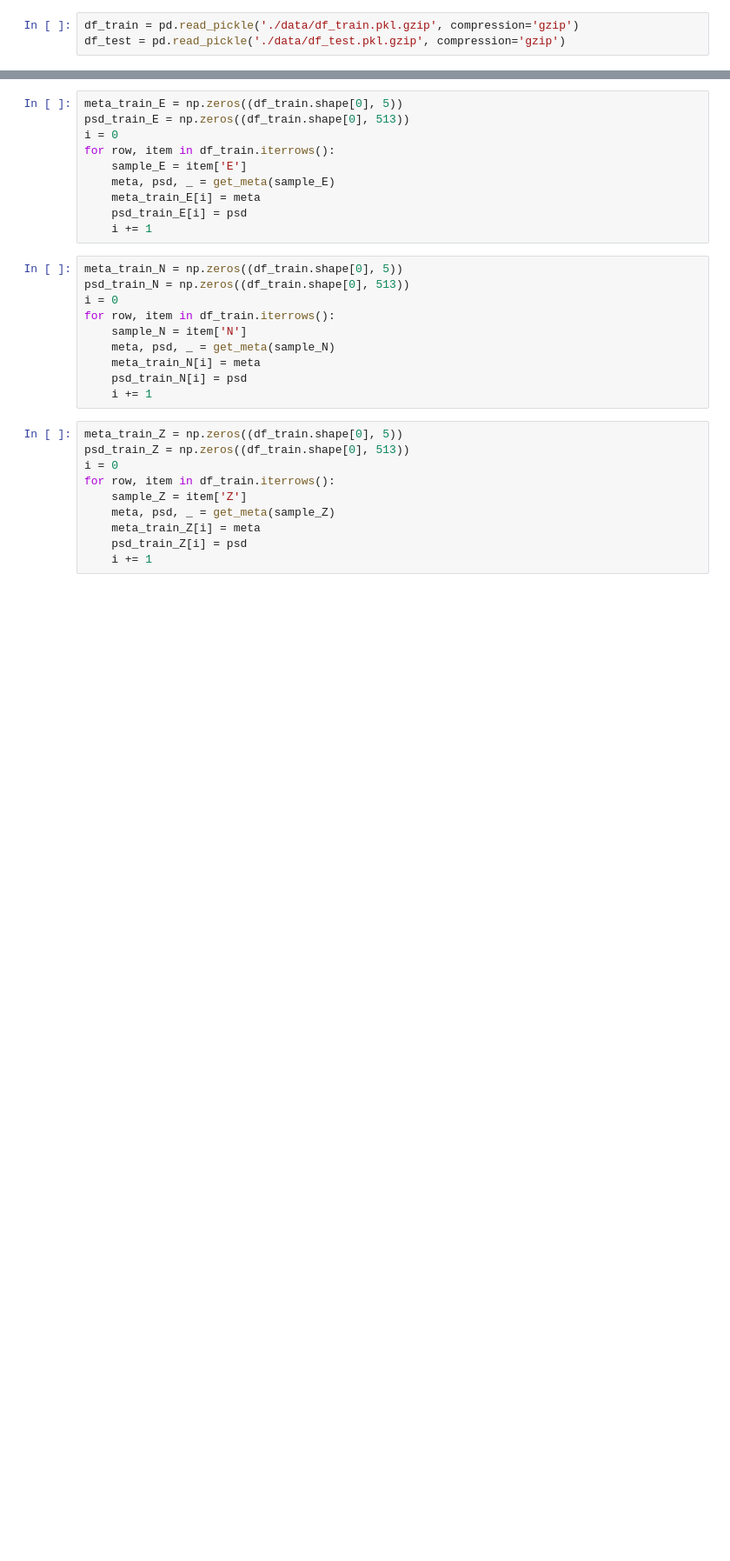
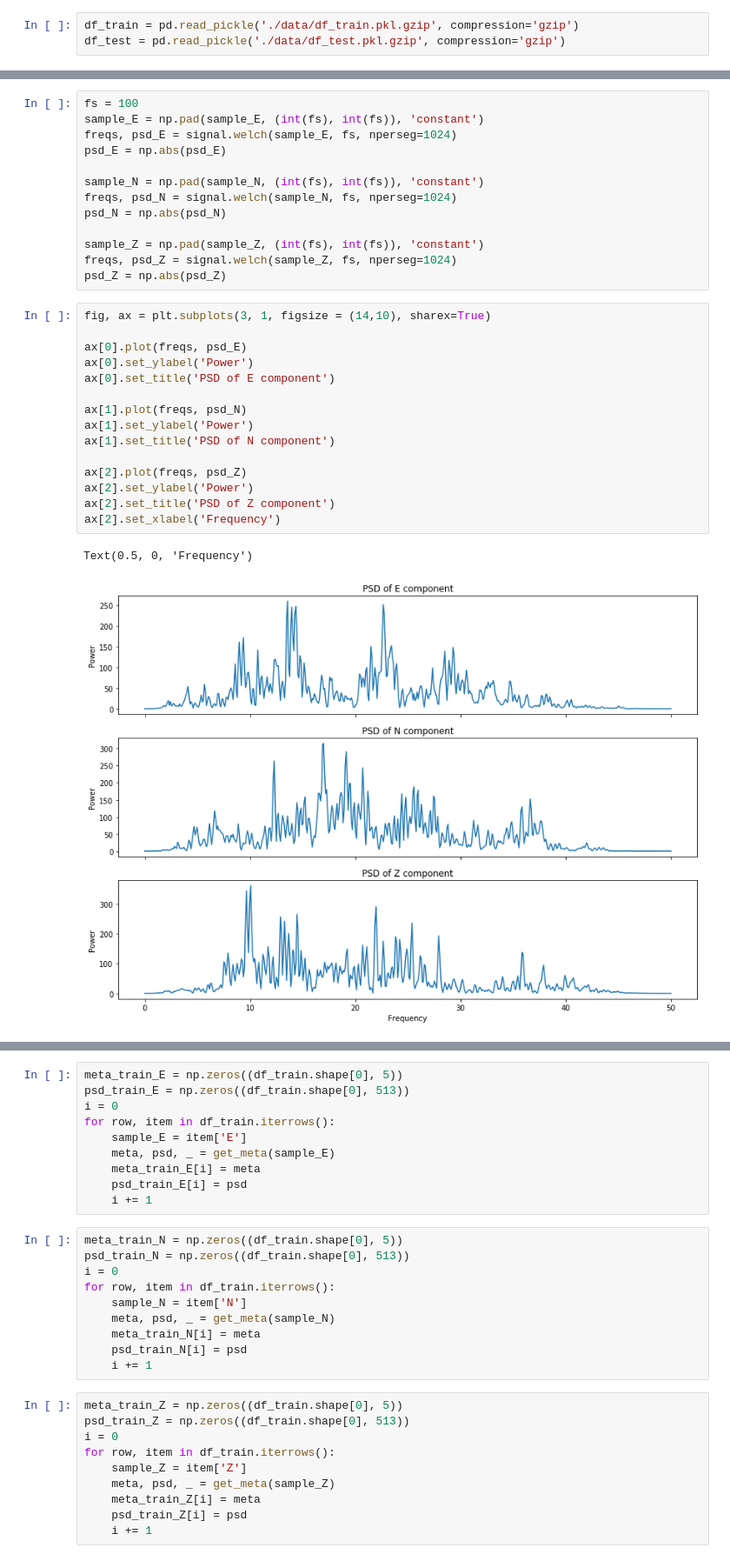
Before and after one commit to zerafachris/g2net_2nd_training_school_malta_mar_2020, a Jupyter notebook: HACK_leader_board/HACK_2_Random_Forrest_new_meta.ipynb, the cells around one changed output, grey strips where cells are left out. Shown: that part at 87% size. Drawn from its saved outputs; the diff is of its cells as text; blank space fills up the shorter version.

```diff
--- a/HACK_leader_board/HACK_2_Random_Forrest_new_meta.ipynb
+++ b/HACK_leader_board/HACK_2_Random_Forrest_new_meta.ipynb
@@ -76,0 +58,31 @@ columns = ['receiver_latitude', 'receiver_longitude',
+# %%
+fs = 100
+sample_E = np.pad(sample_E, (int(fs), int(fs)), 'constant')
+freqs, psd_E = signal.welch(sample_E, fs, nperseg=1024)
+psd_E = np.abs(psd_E)
+
+sample_N = np.pad(sample_N, (int(fs), int(fs)), 'constant')
+freqs, psd_N = signal.welch(sample_N, fs, nperseg=1024)
+psd_N = np.abs(psd_N)
+
+sample_Z = np.pad(sample_Z, (int(fs), int(fs)), 'constant')
+freqs, psd_Z = signal.welch(sample_Z, fs, nperseg=1024)
+psd_Z = np.abs(psd_Z)
+# %%
+fig, ax = plt.subplots(3, 1, figsize = (14,10), sharex=True)
+
+ax[0].plot(freqs, psd_E)
+ax[0].set_ylabel('Power')
+ax[0].set_title('PSD of E component')
+
+ax[1].plot(freqs, psd_N)
+ax[1].set_ylabel('Power')
+ax[1].set_title('PSD of N component')
+
+ax[2].plot(freqs, psd_Z)
+ax[2].set_ylabel('Power')
+ax[2].set_title('PSD of Z component')
+ax[2].set_xlabel('Frequency')
+# %% [output]
+Text(0.5, 0, 'Frequency')
+[figure, added]
```
Also changed, not shown: parts of 37 cells of this notebook.
